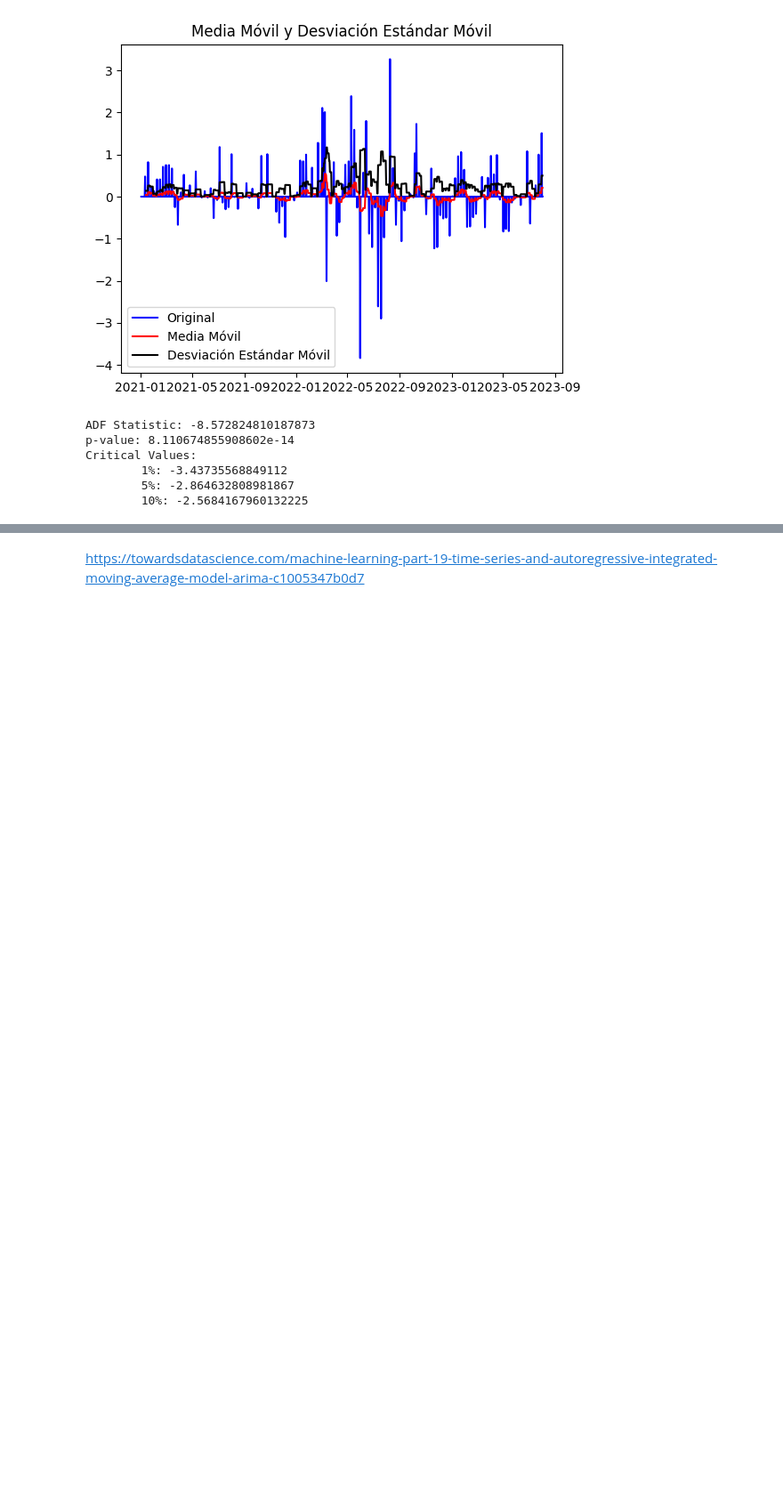
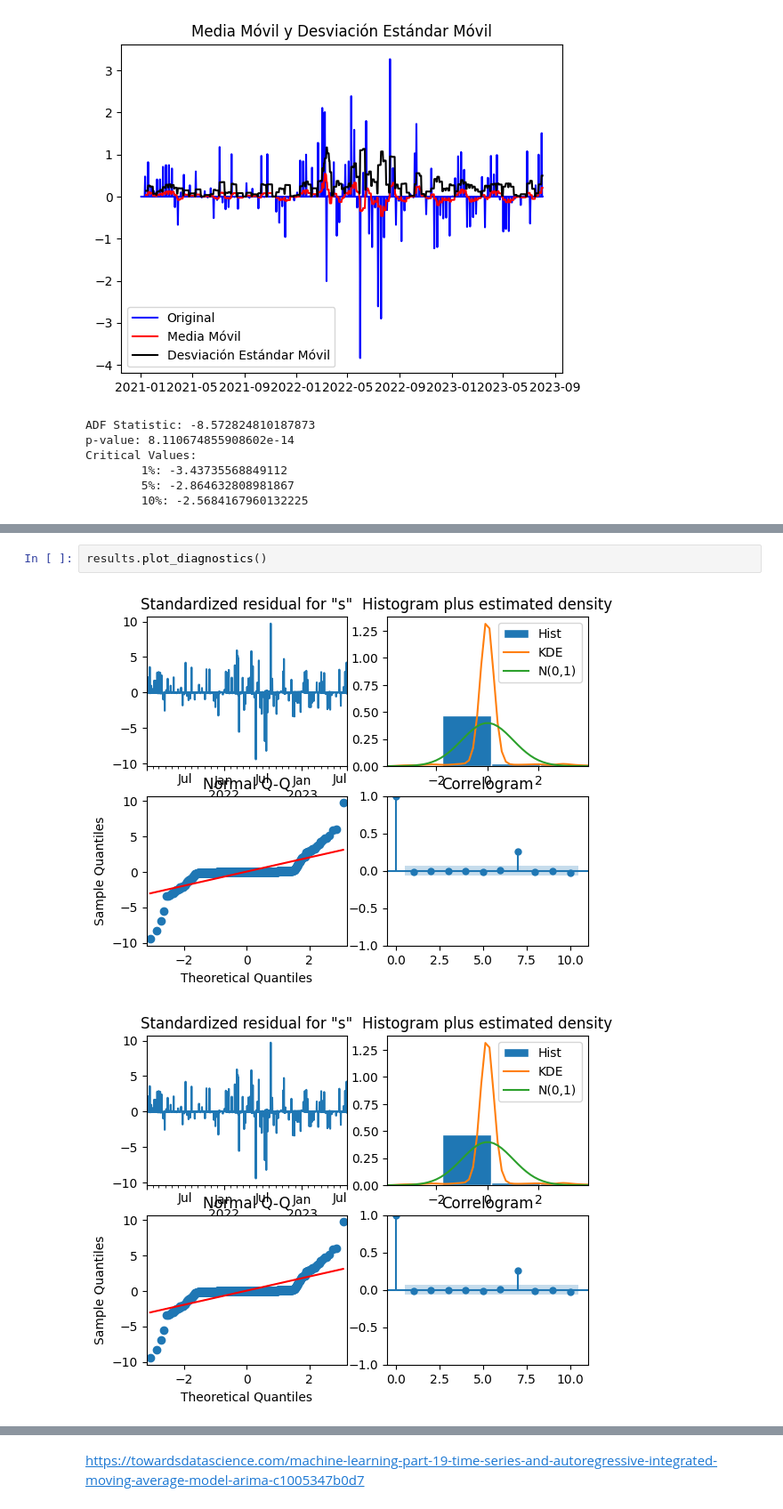
Before and after one commit to MGonza20/Lab2_DataScience, a Jupyter notebook: gasolina.ipynb, the cells around one changed output, grey strips where cells are left out. Shown at 89% size. Drawn from its saved outputs; the diff is of its cells as text; blank space fills up the shorter version.

```diff
--- a/gasolina.ipynb
+++ b/gasolina.ipynb
@@ -163,0 +213,5 @@ Obteniendo valores (p, d, q):
+# %%
+results.plot_diagnostics()
+# %% [output]
+[figure, added]
+[figure, added]
```
Also changed, not shown: parts of 13 cells of this notebook.
